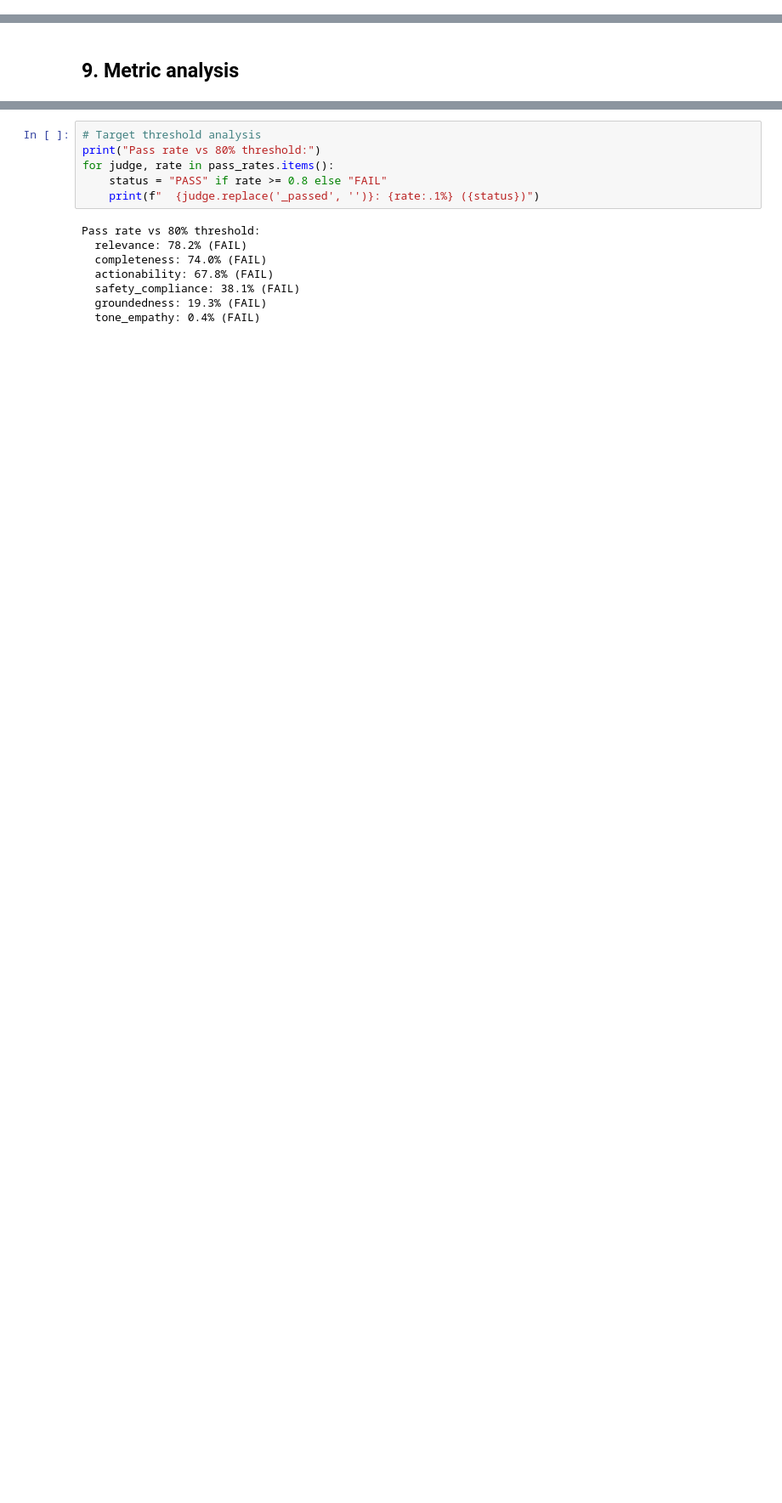
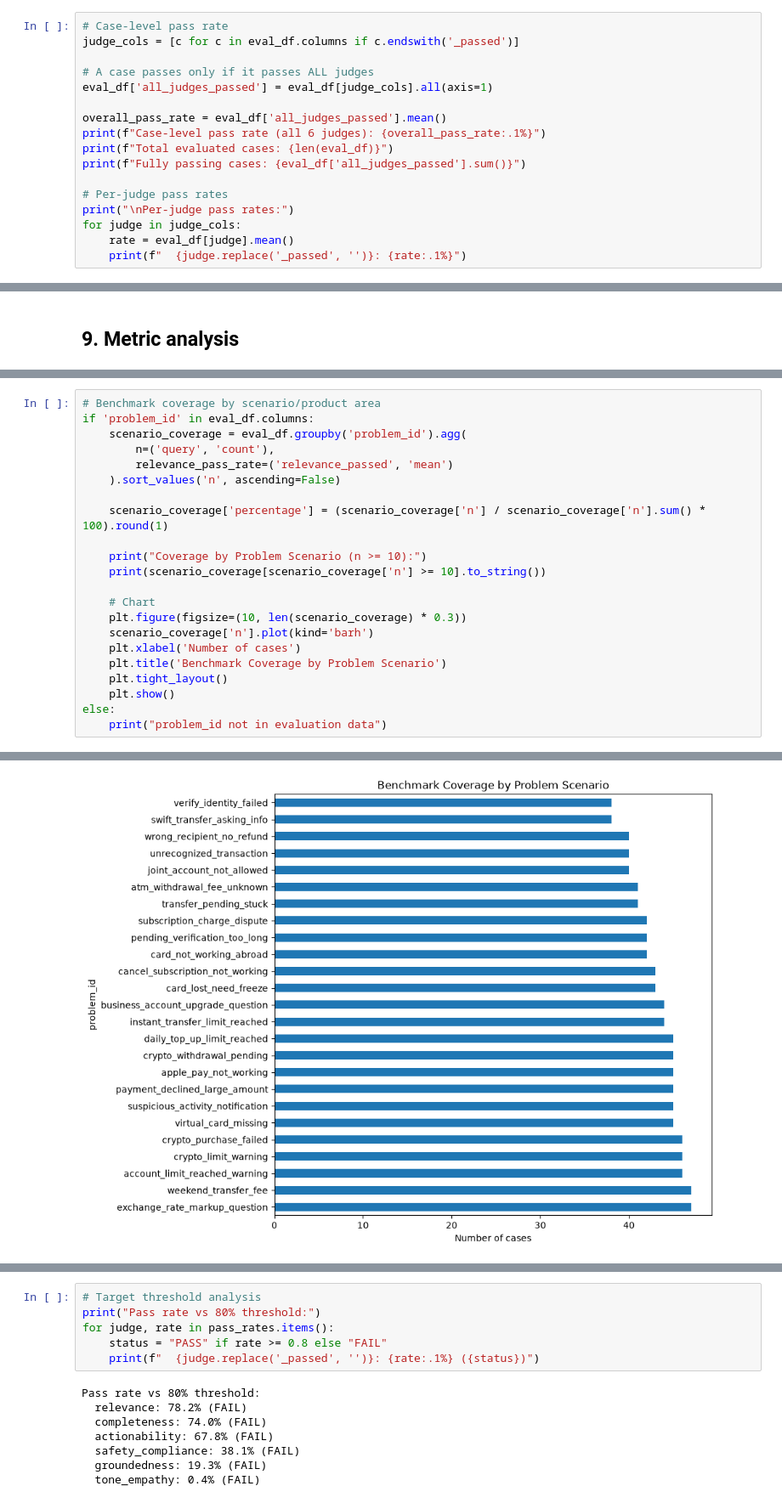
Before and after one commit to vstakhovsky/chatbot-evals-ai, a Jupyter notebook: notebooks/01_rag_evals.ipynb, the cells around one changed output, grey strips where cells are left out. Shown at 85% size. Saved outputs shown, nothing was run; the diff lists cells and outputs as text; blank space fills up the shorter version.

```diff
--- a/notebooks/01_rag_evals.ipynb
+++ b/notebooks/01_rag_evals.ipynb
@@ -522,0 +762,17 @@ Overall LLM-as-a-judge pass rates:
+# %%
+# Case-level pass rate
+judge_cols = [c for c in eval_df.columns if c.endswith('_passed')]
+
+# A case passes only if it passes ALL judges
+eval_df['all_judges_passed'] = eval_df[judge_cols].all(axis=1)
+
+overall_pass_rate = eval_df['all_judges_passed'].mean()
+print(f"Case-level pass rate (all 6 judges): {overall_pass_rate:.1%}")
+print(f"Total evaluated cases: {len(eval_df)}")
+print(f"Fully passing cases: {eval_df['all_judges_passed'].sum()}")
+
+# Per-judge pass rates
+print("\nPer-judge pass rates:")
+for judge in judge_cols:
+    rate = eval_df[judge].mean()
+    print(f"  {judge.replace('_passed', '')}: {rate:.1%}")
@@ -524,0 +797,23 @@ Overall LLM-as-a-judge pass rates:
+# %%
+# Benchmark coverage by scenario/product area
+if 'problem_id' in eval_df.columns:
+    scenario_coverage = eval_df.groupby('problem_id').agg(
+        n=('query', 'count'),
+        relevance_pass_rate=('relevance_passed', 'mean')
+    ).sort_values('n', ascending=False)
+
+    scenario_coverage['percentage'] = (scenario_coverage['n'] / scenario_coverage['n'].sum() * 100).round(1)
+
+    print("Coverage by Problem Scenario (n >= 10):")
+    print(scenario_coverage[scenario_coverage['n'] >= 10].to_string())
+
+    # Chart
+    plt.figure(figsize=(10, len(scenario_coverage) * 0.3))
+    scenario_coverage['n'].plot(kind='barh')
+    plt.xlabel('Number of cases')
+    plt.title('Benchmark Coverage by Problem Scenario')
+    plt.tight_layout()
+    plt.show()
+else:
+    print("problem_id not in evaluation data")
+# %% [output]
@@ -524,0 +837 @@ Overall LLM-as-a-judge pass rates:
+[figure, added]
```
Also changed, not shown: parts of 28 cells of this notebook, 13 other files.
